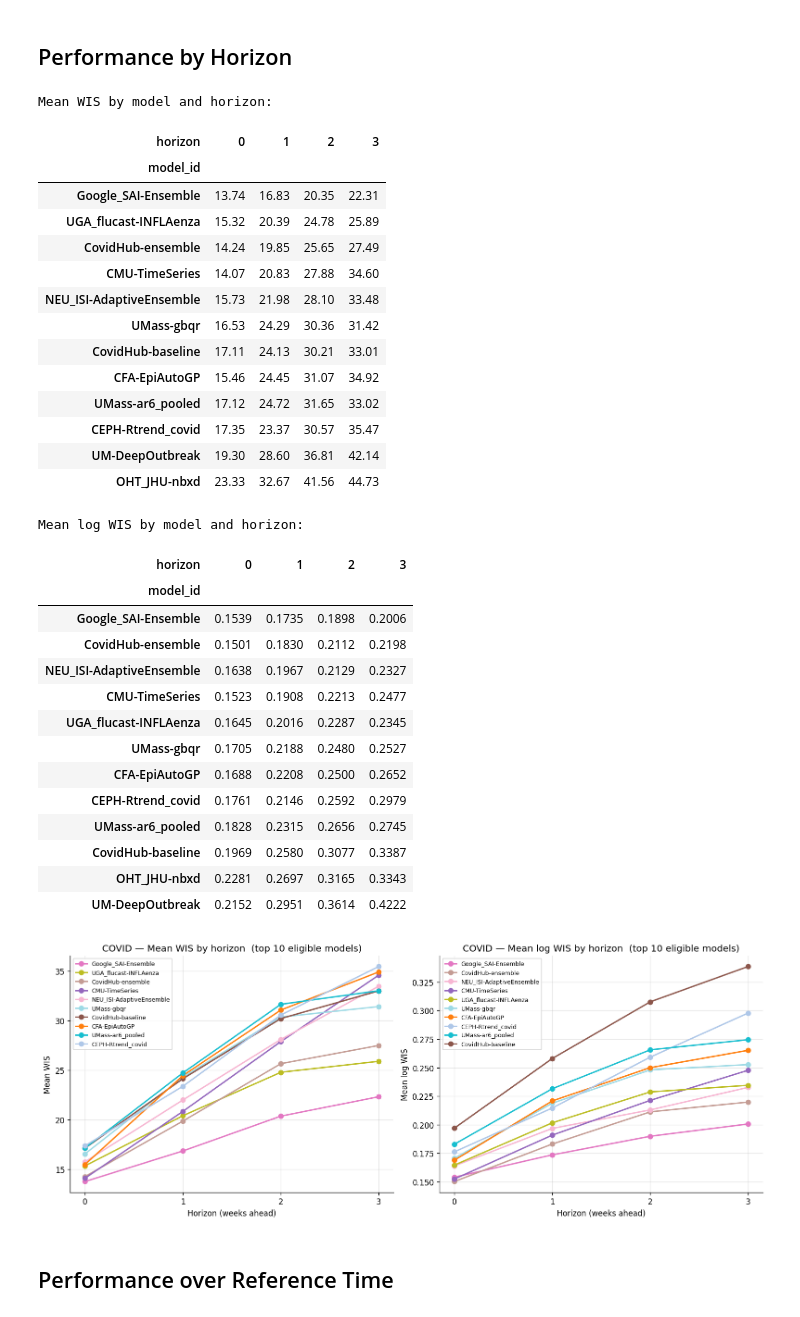
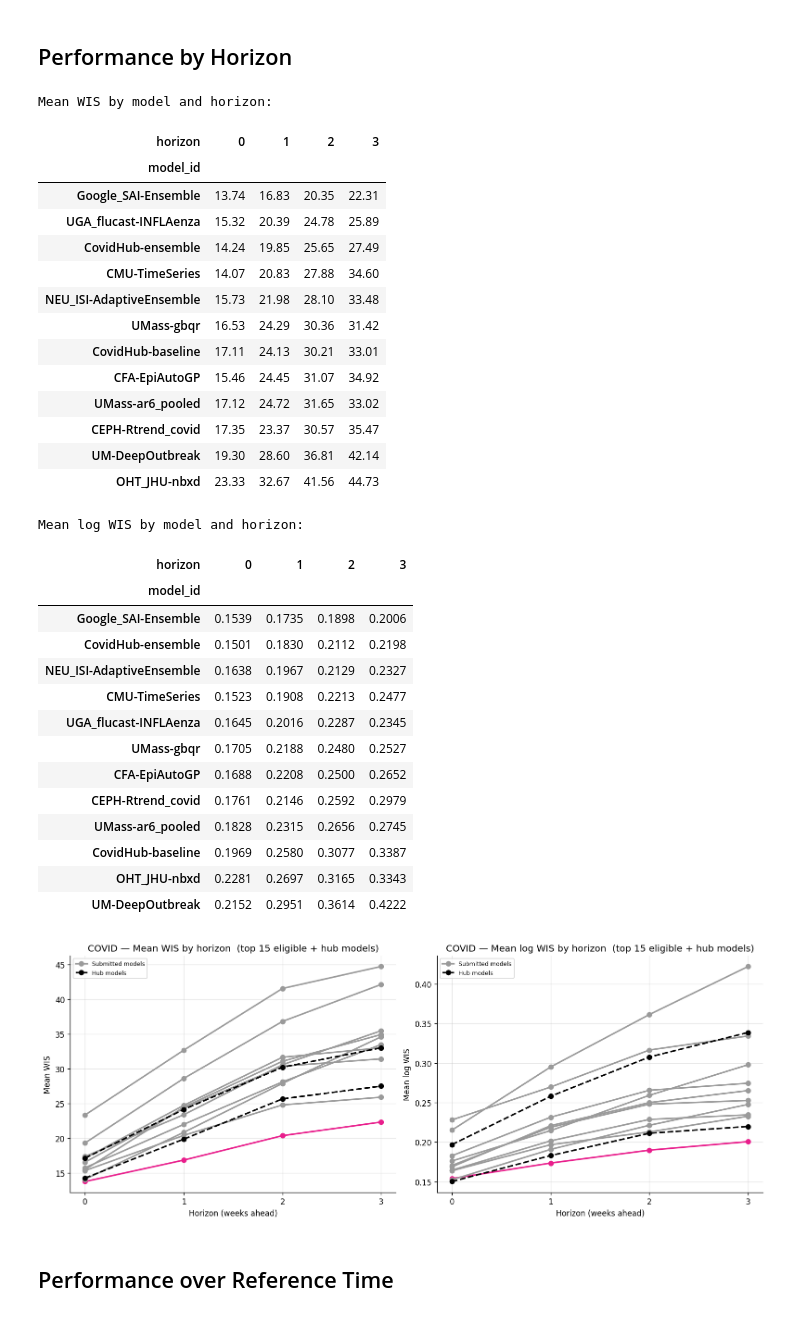
Before and after one commit to sarahmart/epi-hub-analysis, a Jupyter notebook: covid_analysis.ipynb, the cells around one changed output. Cells and saved outputs as stored; diff of their text form; code cells hidden in the pictures.

```diff
--- a/covid_analysis.ipynb
+++ b/covid_analysis.ipynb
@@ -45,14 +47,29 @@ ALL_LOCS     = sorted(scores["location"].unique())
 
 N_DATES, N_HORIZONS, N_LOCS = len(ALL_DATES), len(ALL_HORIZONS), len(ALL_LOCS)
 
-# MAX_TASKS = only (reference_date × horizon × location) that have observed truth.
-# N_DATES × N_HORIZONS × N_LOCS overcounts bc far horizons on recent reference dates have no truth data yet.
 _scoreable = scores.groupby(["reference_date", "horizon", "location"]).size()
 MAX_TASKS   = len(_scoreable)
-# Scoreable (reference_date × horizon) pairs
 SCOREABLE_DH = scores.groupby(["reference_date", "horizon"]).ngroups
 
 ELIGIBILITY_THRESHOLD = 0.80
-ENSEMBLE = HUB.ensemble_id
-BASELINE = HUB.baseline_id
+ENSEMBLE   = HUB.ensemble_id
+BASELINE   = HUB.baseline_id
+GOOGLE     = HUB.google_id
+HUB_MODELS = set(HUB.hub_model_ids)   # ensemble + baseline + extra ensembles
+# %%
+# Colour scheme
+# Google = pink, hub models (ensemble, baseline, extra ensembles) = black, all others = grey
+GREEN = "#17b248"
+GOOGLE_PINK = "#e91e8c"
+ALL_MODELS  = sorted(scores["model_id"].unique())
+HUB_BLACK = "#000000"
+OTHER_GREY = "#9a9a9a"
+MODEL_COLOUR = {
+    m: (
+        GOOGLE_PINK if m == GOOGLE
+        else HUB_BLACK if m in HUB_MODELS
+        else OTHER_GREY
+    )
+    for m in scores["model_id"].unique()
+}
 # %%
@@ -139,10 +156,6 @@ display(
     .format({"Tasks": "{:,}", "Tasks %": "{:.1%}", "PR tasks": "{:,}"})
     .background_gradient(subset=["PR tasks"], cmap="YlOrRd")
 )
-
-ALL_MODELS = sorted(scores["model_id"].unique())
-_tab20 = plt.get_cmap("tab20")
-MODEL_COLOUR = {m: _tab20(i / max(len(ALL_MODELS) - 1, 1)) for i, m in enumerate(ALL_MODELS)}
 # %% [output]
 Task space: 13 dates × 4 horizons × 52 locs = 2,392 max tasks/model
 Eligibility threshold: ≥80%  (≥1,913 tasks)
@@ -389,7 +434,7 @@ display(
 # %% [markdown]
 ## Performance by Horizon
 # %%
-# Mean WIS / log WIS by model × horizon (eligible models)
+# Mean WIS & log WIS by model × horizon (eligible + hub models)
 by_hor_wis = (
     elig.groupby(["model_id", "horizon"])["wis"]
     .mean()
@@ -411,6 +456,10 @@ display(
     by_hor_wis.style
     .background_gradient(cmap="RdYlGn_r", axis=None)
     .format("{:.2f}")
+    .apply_index(
+        lambda s: [f"color: {GOOGLE_PINK}; font-weight: bold" if v == GOOGLE else "" for v in s],
+        axis=0
+    )
 )
 
 print("\nMean log WIS by model and horizon:")
@@ -418,41 +467,46 @@ display(
     by_hor_log.style
     .background_gradient(cmap="RdYlGn_r", axis=None)
     .format("{:.4f}")
+    .apply_index(
+        lambda s: [f"color: {GOOGLE_PINK}; font-weight: bold" if v == GOOGLE else "" for v in s],
+        axis=0
+    )
 )
 
-P.plot_by_horizon(by_hor_wis, by_hor_log, ALL_HORIZONS, MODEL_COLOUR, hub_label=HUB.label)
+P.plot_by_horizon(by_hor_wis, by_hor_log, ALL_HORIZONS, MODEL_COLOUR,
+                  hub_models=HUB_MODELS, hub_label=HUB.label)
 # %% [output]
 Mean WIS by model and horizon:
 | horizon | 0 | 1 | 2 | 3 |
 | model_id |  |  |  |  |
 | Google_SAI-Ensemble | 13.74 | 16.83 | 20.35 | 22.31 |
 | UGA_flucast-INFLAenza | 15.32 | 20.39 | 24.78 | 25.89 |
 | CovidHub-ensemble | 14.24 | 19.85 | 25.65 | 27.49 |
 | CMU-TimeSeries | 14.07 | 20.83 | 27.88 | 34.60 |
 | NEU_ISI-AdaptiveEnsemble | 15.73 | 21.98 | 28.10 | 33.48 |
 | UMass-gbqr | 16.53 | 24.29 | 30.36 | 31.42 |
 | CovidHub-baseline | 17.11 | 24.13 | 30.21 | 33.01 |
 | CFA-EpiAutoGP | 15.46 | 24.45 | 31.07 | 34.92 |
 | UMass-ar6_pooled | 17.12 | 24.72 | 31.65 | 33.02 |
 | CEPH-Rtrend_covid | 17.35 | 23.37 | 30.57 | 35.47 |
 | UM-DeepOutbreak | 19.30 | 28.60 | 36.81 | 42.14 |
 | OHT_JHU-nbxd | 23.33 | 32.67 | 41.56 | 44.73 |
 Mean log WIS by model and horizon:
 | horizon | 0 | 1 | 2 | 3 |
 | model_id |  |  |  |  |
 | Google_SAI-Ensemble | 0.1539 | 0.1735 | 0.1898 | 0.2006 |
 | CovidHub-ensemble | 0.1501 | 0.1830 | 0.2112 | 0.2198 |
 | NEU_ISI-AdaptiveEnsemble | 0.1638 | 0.1967 | 0.2129 | 0.2327 |
 | CMU-TimeSeries | 0.1523 | 0.1908 | 0.2213 | 0.2477 |
 | UGA_flucast-INFLAenza | 0.1645 | 0.2016 | 0.2287 | 0.2345 |
 | UMass-gbqr | 0.1705 | 0.2188 | 0.2480 | 0.2527 |
 | CFA-EpiAutoGP | 0.1688 | 0.2208 | 0.2500 | 0.2652 |
 | CEPH-Rtrend_covid | 0.1761 | 0.2146 | 0.2592 | 0.2979 |
 | UMass-ar6_pooled | 0.1828 | 0.2315 | 0.2656 | 0.2745 |
 | CovidHub-baseline | 0.1969 | 0.2580 | 0.3077 | 0.3387 |
 | OHT_JHU-nbxd | 0.2281 | 0.2697 | 0.3165 | 0.3343 |
 | UM-DeepOutbreak | 0.2152 | 0.2951 | 0.3614 | 0.4222 |
-[figure, old version]
+[figure, new version]
 # %% [markdown]
 ## Performance over Reference Time
 # %%
```
Also changed, not shown: parts of 9 cells of this notebook, 2 other files.
